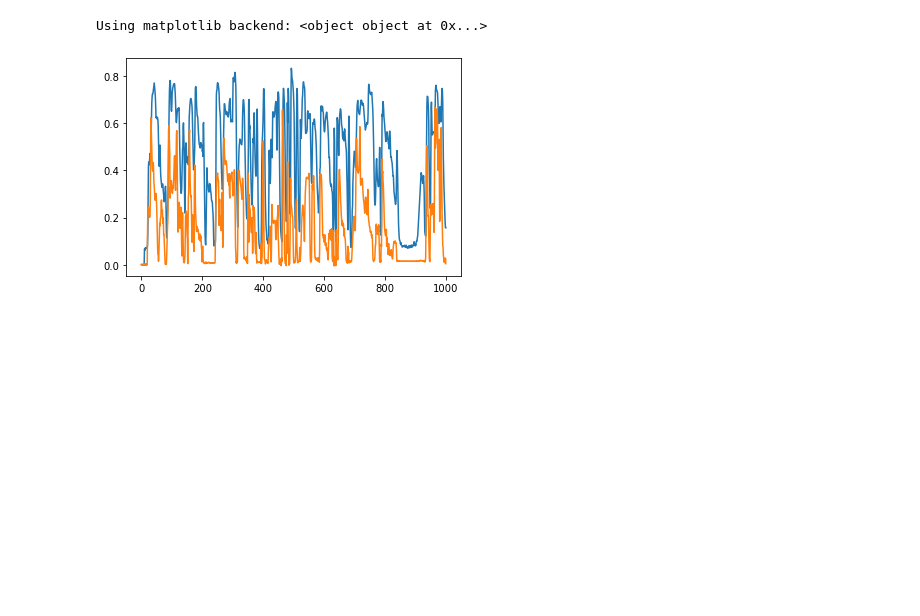
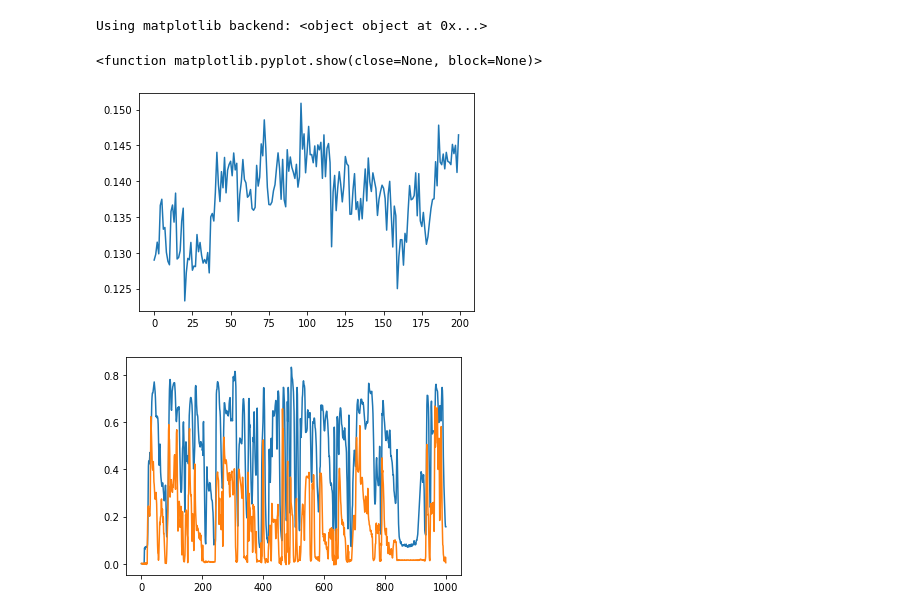
Before and after one commit to jeonghwa-cho/trf, a Jupyter notebook: estimate_trfs_LittlePrince.ipynb, the cells around one changed output. Saved outputs shown, nothing was run; the diff lists cells and outputs as text; code cells hidden in the pictures; blank space fills up the shorter version.

Commit message:
mutual information

```diff
--- a/estimate_trfs_LittlePrince.ipynb
+++ b/estimate_trfs_LittlePrince.ipynb
@@ -274,8 +249,8 @@ AttributeError: 'BrowserParams' object has no attribute 'fig_size_px'
 # AUD
 
 aud = raw.copy().pick_channels(['AUD'])
-#aud = aud.crop(tmin = start_first/Fs, tmax=end_pad_sec) # Option 1
-aud = aud.crop(tmin = start_first/Fs, tmax=600)  # Option 2
+#aud = aud.crop(tmin = start_pad_sec, tmax=end_pad_sec) # Option 1
+aud = aud.crop(tmin = start_pad_sec, tmax=600)  # Option 2
 # %%
 end_first/Fs-start_first/Fs #will not be the smae as the actual duration of the audio stimuli
                             #Option 1: crop predictors_concatenated to match shifted eeg epoch
@@ -385,6 +361,44 @@ plt.show()
 # TODO: AUTOMATE shifting using mutual information across time lags
 # %% [output]
 Using matplotlib backend: <object object at 0x...>
+# %%
+# Find mutual information for each shifted time
+
+events = mne.events_from_annotations(raw);
+events = events[0];
+mi_ls = [];
+
+for s in range(0, 200):
+
+    shift_by = s
+    shift_by_sec = shift_by / ds_sfreq
+
+    events_shft = []
+
+    for i in range(len(events)-1):
+        events_shft[i:i+1] = mne.event.shift_time_events(events[i:i+1],
+                                                         ids=None,
+                                                         tshift=shift_by_sec,
+                                                         sfreq=raw.info['sfreq'])
+
+    events_shift_arr = np.vstack(events_shft)
+
+    epoch_aud_shifted = mne.Epochs(aud, events_shift_arr, event_id, tmin=0, tmax=566.63,
+                                    baseline=(0,0.), preload=True)
+
+    aud_shifted_downsampled = epoch_aud_shifted.copy().resample(sfreq=ds_sfreq)
+    aud_shifted_rotated = np.rot90(aud_shifted_downsampled.get_data()[0])
+
+    mi = feature_selection.mutual_info_regression(aud_shifted_rotated, predictors_concatenated[0])
+    mi_ls.append(mi[0])
+# %%
+%matplotlib inline
+
+plt.plot(mi_ls)
+plt.show
+# %% [output]
+<function matplotlib.pyplot.show(close=None, block=None)>
+[figure, added]
 # %%
 # Shift aud and convert to epoch
 
```
Also changed, not shown: parts of 14 cells of this notebook.
